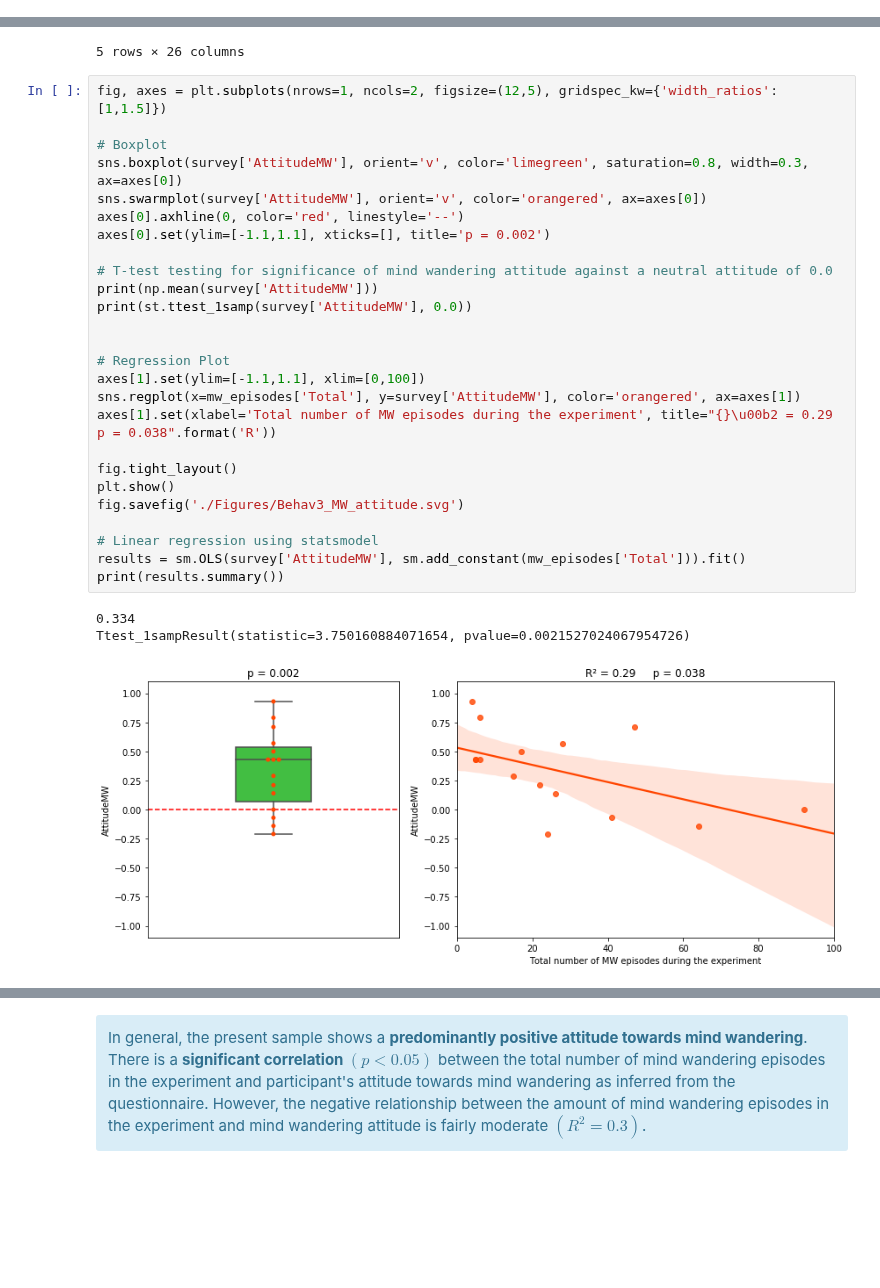
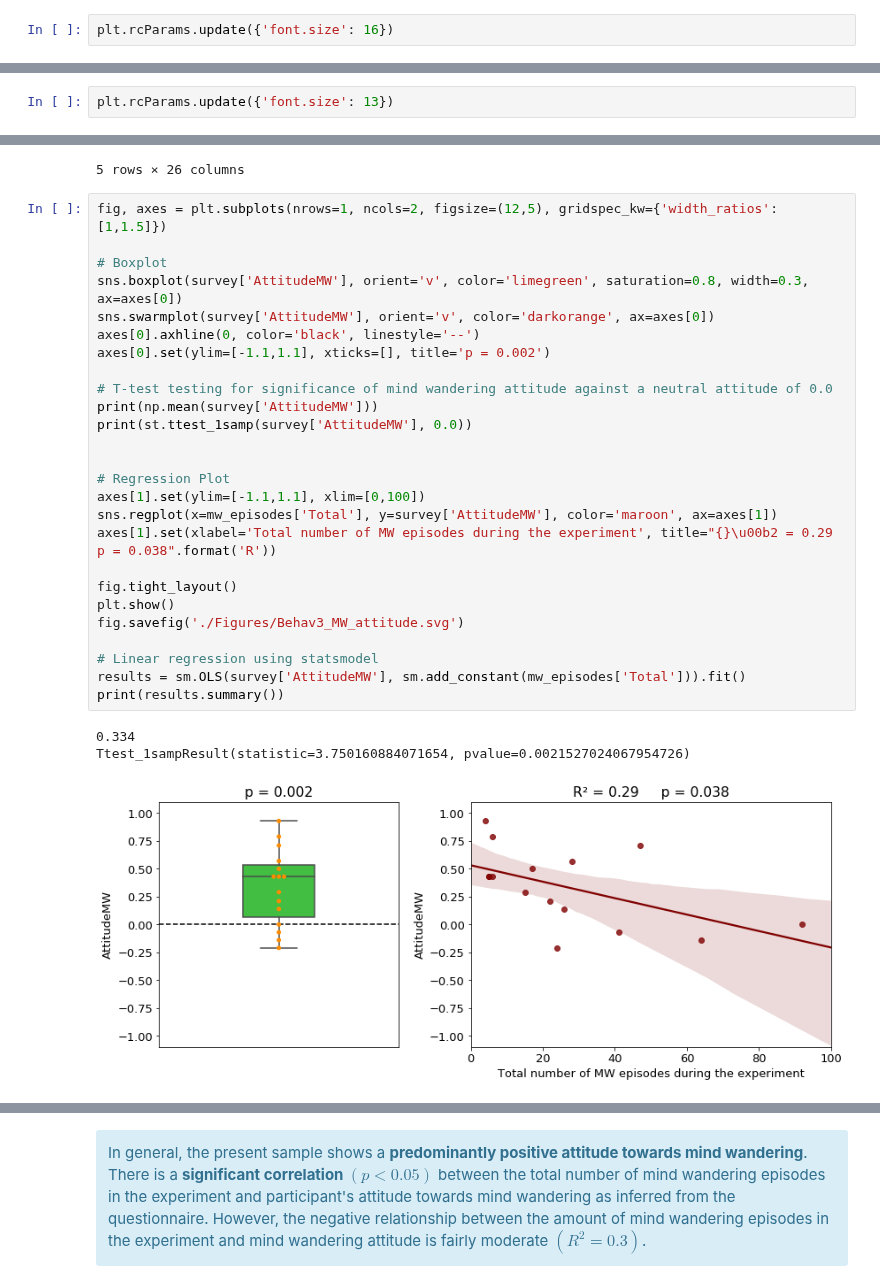
Before and after one commit to mbammel/BscThesis, a Jupyter notebook: BehavioralData.ipynb, the cells around one changed output, grey strips where cells are left out. Saved outputs shown, nothing was run; the diff lists cells and outputs as text; blank space fills up the shorter version.

Commit message:
New figure color scheme

```diff
--- a/BehavioralData.ipynb
+++ b/BehavioralData.ipynb
@@ -109,5 +112,7 @@ survey.head()
 During the experiment participants were instructed to press a button whenever they became aware of having lost track of their breath count. Those button presses indicate self-awareness of mind wandering episodes. After the experiment, participants answered a questionnaire which also contained questions about estimating how often participants think they have mind wandered in the respective block of the experiment.
 
 The following histograms compare participant's retrospective self-estimation of mind wandering episodes against the immediate self-awareness of mind wandering episodes during the experiment as indicated by button presses.
+# %%
+plt.rcParams.update({'font.size': 16})
 # %%
 xticks = [0.5, 1.5, 2.5, 3.5, 4.5, 5.5]
@@ -142,6 +147,8 @@ fig.savefig('./Figures/Behav1_MW_episodes.svg')
 In the questionnaire participants were asked to judge how much of their daily wake time they spent mind wandering on average over the last couple of weeks. Do the total number of mind wandering episodes during the experiment, i. e. the sum of mind wandering episodes over all three blocks, correlate with participant's self-estimation of their daily mind wandering time?
 
 *Note:* Documentation [statsmodel OLS](https://www.statsmodels.org/stable/generated/statsmodels.regression.linear_model.OLS.html) and [why sm.add_constant](https://realpython.com/linear-regression-in-python/#implementing-linear-regression-in-python) has to be called.
+# %%
+plt.rcParams.update({'font.size': 13})
 # %%
 # Regression Plot
 ylabels = ['No MW at all', 'A couple of minutes', 'About half an hour', 'About 1 hour', 'About 2 hours', 'About 3 hours', 'More than 3 hours', 'Half of wake time', 'Almost all the time']
@@ -247,33 +254,33 @@ survey.head()
 # %%
 fig, axes = plt.subplots(nrows=1, ncols=2, figsize=(12,5), gridspec_kw={'width_ratios':[1,1.5]})
 
 # Boxplot
 sns.boxplot(survey['AttitudeMW'], orient='v', color='limegreen', saturation=0.8, width=0.3, ax=axes[0])
-sns.swarmplot(survey['AttitudeMW'], orient='v', color='orangered', ax=axes[0])
-axes[0].axhline(0, color='red', linestyle='--')
+sns.swarmplot(survey['AttitudeMW'], orient='v', color='darkorange', ax=axes[0])
+axes[0].axhline(0, color='black', linestyle='--')
 axes[0].set(ylim=[-1.1,1.1], xticks=[], title='p = 0.002')
 
 # T-test testing for significance of mind wandering attitude against a neutral attitude of 0.0
 print(np.mean(survey['AttitudeMW']))
 print(st.ttest_1samp(survey['AttitudeMW'], 0.0))
 
 
 # Regression Plot
 axes[1].set(ylim=[-1.1,1.1], xlim=[0,100])
-sns.regplot(x=mw_episodes['Total'], y=survey['AttitudeMW'], color='orangered', ax=axes[1])
+sns.regplot(x=mw_episodes['Total'], y=survey['AttitudeMW'], color='maroon', ax=axes[1])
 axes[1].set(xlabel='Total number of MW episodes during the experiment', title="{}\u00b2 = 0.29     p = 0.038".format('R'))
 
 fig.tight_layout()
 plt.show()
 fig.savefig('./Figures/Behav3_MW_attitude.svg')
 
 # Linear regression using statsmodel
 results = sm.OLS(survey['AttitudeMW'], sm.add_constant(mw_episodes['Total'])).fit()
 print(results.summary())
 # %% [output]
 0.334
 Ttest_1sampResult(statistic=3.750160884071654, pvalue=0.0021527024067954726)
-[figure, old version]
+[figure, new version]
                             OLS Regression Results
 ==============================================================================
 Dep. Variable:             AttitudeMW   R-squared:                       0.290
```
Also changed, not shown: parts of 4 cells of this notebook, 22 other files.
